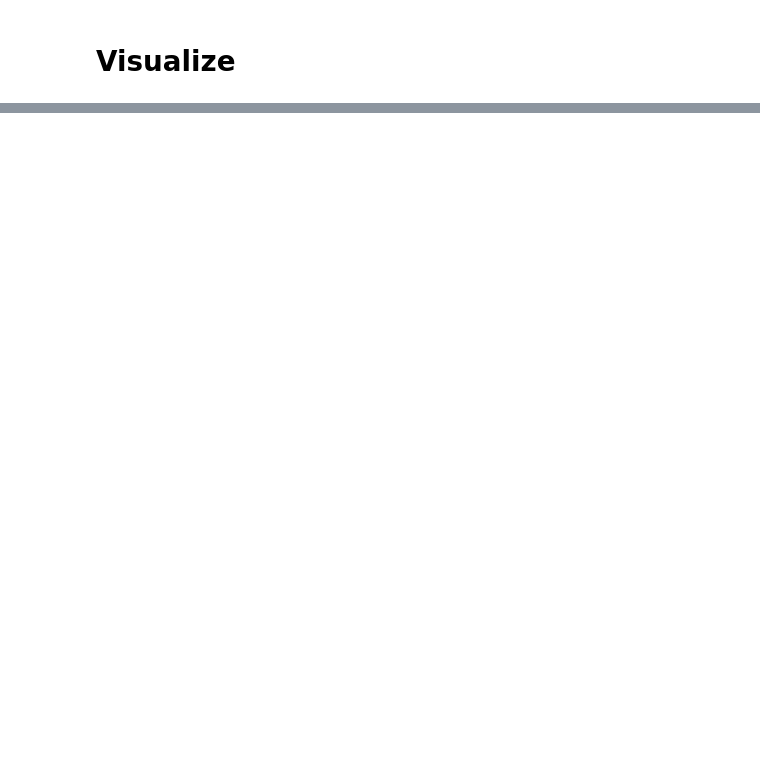
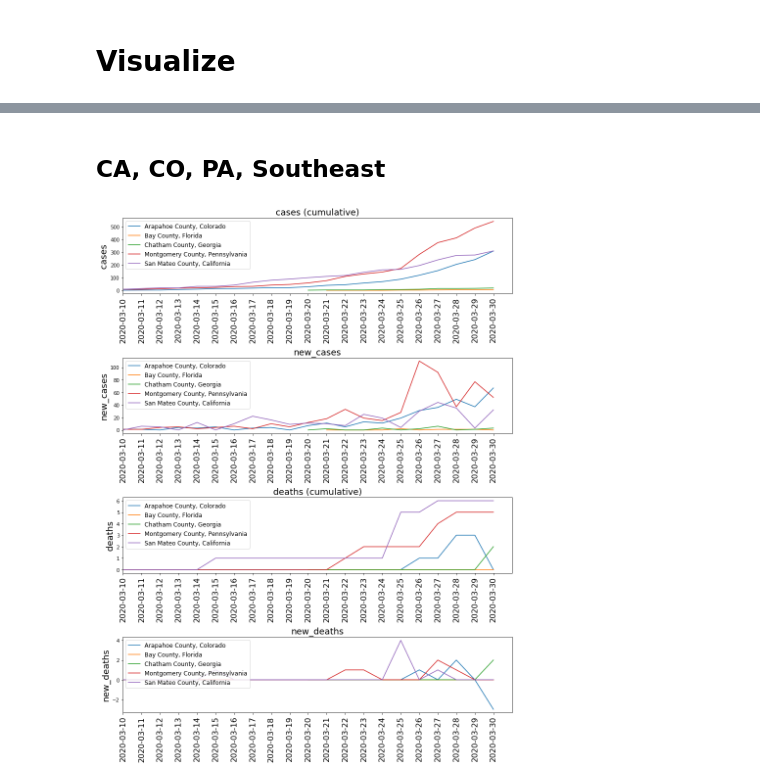
Before and after one commit to benslack19/covid_cases_by_county, a Jupyter notebook: covid_by_county.ipynb, the cells around one changed output, grey strips where cells are left out. Saved outputs shown, nothing was run; the diff lists cells and outputs as text; code cells hidden in the pictures; blank space fills up the shorter version.

```diff
--- a/covid_by_county.ipynb
+++ b/covid_by_county.ipynb
@@ -227 +210,16 @@ plot_all_categories_for_county(states, counties, "2020-03-01")
 [interactive output not drawn]
+# %% [markdown]
+## CA, CO, PA, Southeast
+# %%
+states = ["Colorado", "California", "Pennsylvania", "Georgia", "Florida"]
+counties = [
+    "Arapahoe County, Colorado",
+    "Chatham County, Georgia",
+    "Montgomery County, Pennsylvania",
+    "Leon Countydd, Florida",
+    "Bay County, Florida",
+    "San Mateo County, California",
+]
+plot_all_categories_for_county(states, counties, "2020-03-10")
+# %% [output]
+[figure, added]
```
Also changed, not shown: parts of 19 cells of this notebook.
